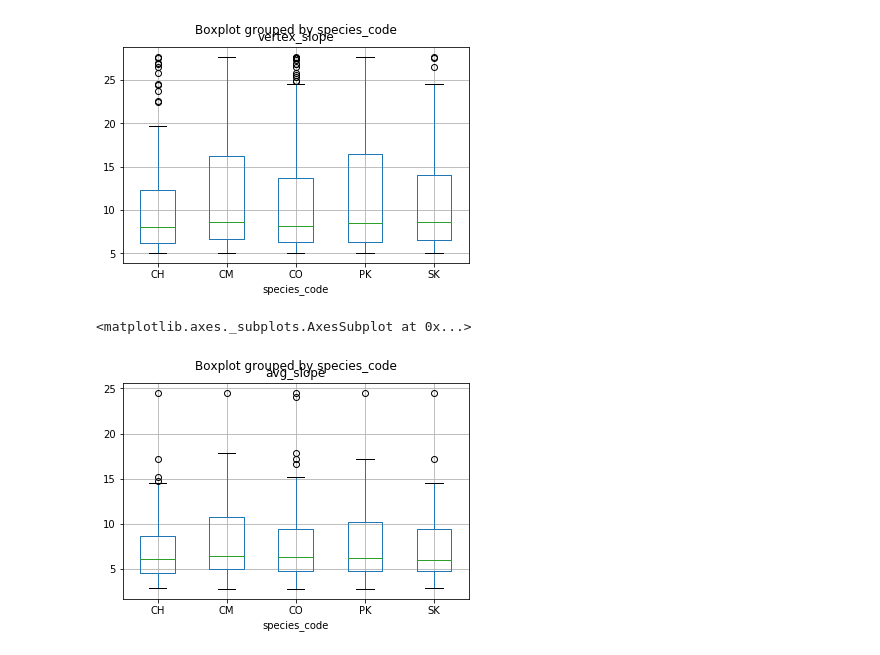
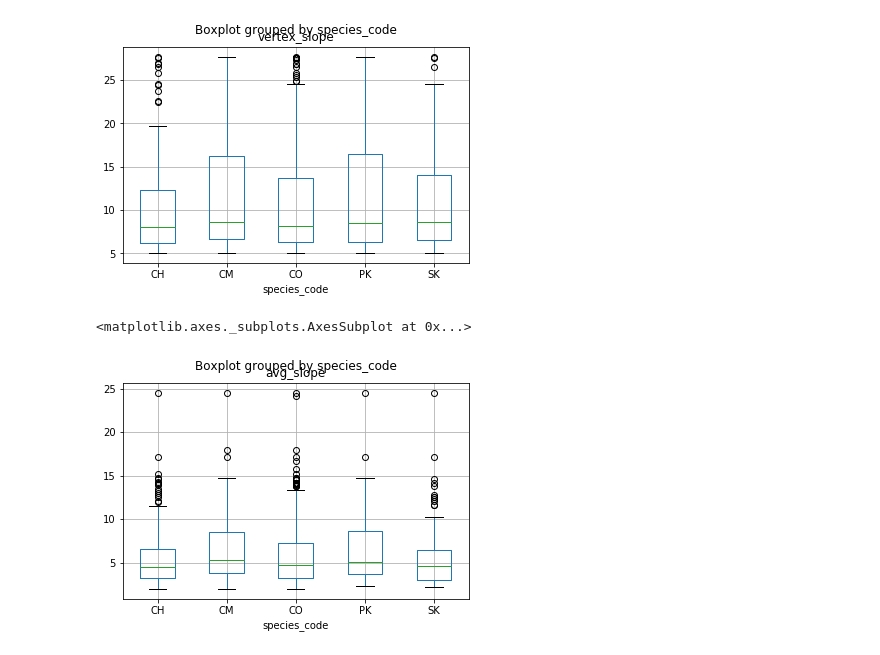
Before and after one commit to smnorris/bcfishobs_spp-by-slope, a Jupyter notebook: notebooks/Observations_species_slope.ipynb, the cells around one changed output. Drawn from its saved outputs; the diff is of its cells as text; code cells hidden in the pictures.

```diff
--- a/notebooks/Observations_species_slope.ipynb
+++ b/notebooks/Observations_species_slope.ipynb
@@ -131,15 +131,15 @@ df_sp.boxplot(column='vertex_slope', by='species_code')
 # %%
 # try averaging the two slopes
 df_sp = all_spp
 
 # trim off outliers/flat values first
 df_sp = df_sp[df_sp['vertex_slope'] < 30]
-df_sp = df_sp[df_sp['vertex_slope'] > 5]
+df_sp = df_sp[df_sp['vertex_slope'] > 3.5]
 
 # take average
 df_sp['avg_slope'] = (df_sp['vertex_slope'] + df_sp['segment_slope']) / 2
 
 df_sp.boxplot(column='avg_slope', by='species_code')
 # %% [output]
 <matplotlib.axes._subplots.AxesSubplot at 0x...>
-[figure, old version]
+[figure, new version]
```
Also changed, not shown: parts of 1 cell of this notebook.
